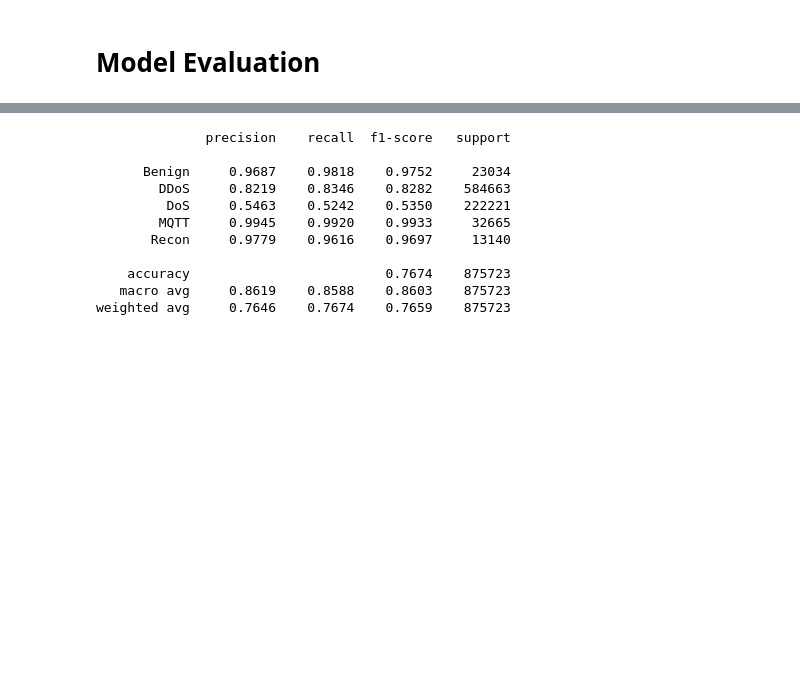
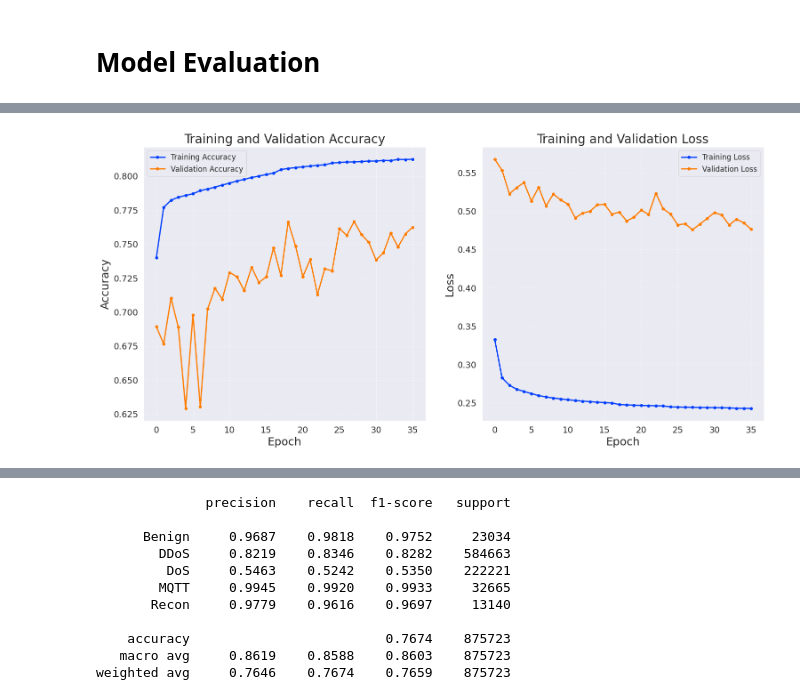
Before and after one commit to sssspppuud/Network-Intrusion-Detection-System-with-Explainable-Deep-Learning, a Jupyter notebook: Code/notebooks/03_evaluation.ipynb, the cells around one changed output, grey strips where cells are left out. Saved outputs shown, nothing was run; the diff lists cells and outputs as text; code cells hidden in the pictures; blank space fills up the shorter version.

```diff
--- a/Code/notebooks/03_evaluation.ipynb
+++ b/Code/notebooks/03_evaluation.ipynb
@@ -68,3 +42,40 @@ def plot_confusion_matrix(y_true, y_pred, classes):
+# %%
+def plot_accuracy_and_loss(history):
+
+    train_loss = history["loss"]
+    val_loss = history["val_loss"]
+    train_acc = history["accuracy"]
+    val_acc = history["val_accuracy"]
+
+    fig, ax = plt.subplots(1, 2, figsize=(18, 8))
+
+    # Accuracy
+    ax[0].plot(
+        train_acc, label="Training Accuracy", marker="o", markersize=4, linewidth=2
+    )
+    ax[0].plot(
+        val_acc, label="Validation Accuracy", marker="o", markersize=4, linewidth=2
+    )
+    ax[0].set_xlabel("Epoch")
+    ax[0].set_ylabel("Accuracy")
+    ax[0].set_title("Training and Validation Accuracy")
+    ax[0].legend(fontsize=12)
+    ax[0].grid(True, linestyle="--", alpha=0.5)
+
+    # Loss
+    ax[1].plot(train_loss, label="Training Loss", marker="o", markersize=4, linewidth=2)
+    ax[1].plot(val_loss, label="Validation Loss", marker="o", markersize=4, linewidth=2)
+    ax[1].set_title("Training and Validation Loss")
+    ax[1].set_xlabel("Epoch")
+    ax[1].set_ylabel("Loss")
+    ax[1].legend(fontsize=12)
+    ax[1].grid(True, linestyle="--", alpha=0.5)
+    plt.savefig("train_val_loss_acc.png", format="png", dpi=1200, bbox_inches="tight")
+    plt.show()
+# %%
+plot_accuracy_and_loss(history)
+# %% [output]
+[figure, added]
 # %%
 y_pred_probs = model.predict(X_test_scaled)
 y_pred_classes = np.argmax(y_pred_probs, axis=1)
```
Also changed, not shown: parts of 8 cells of this notebook, 1 other file.
